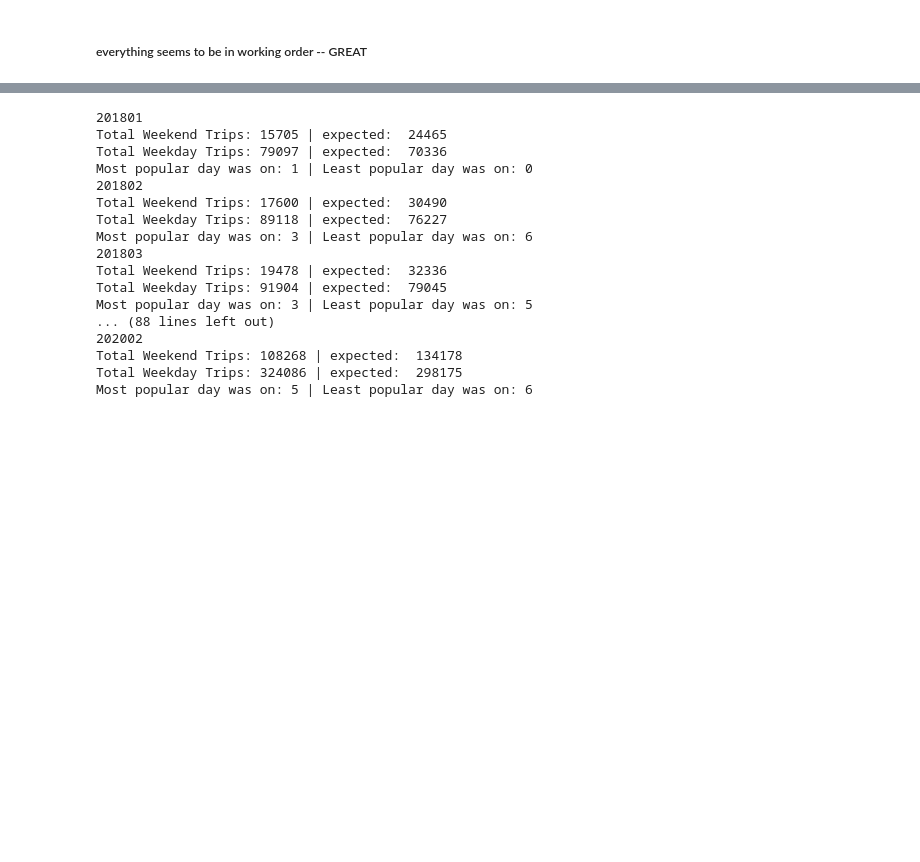
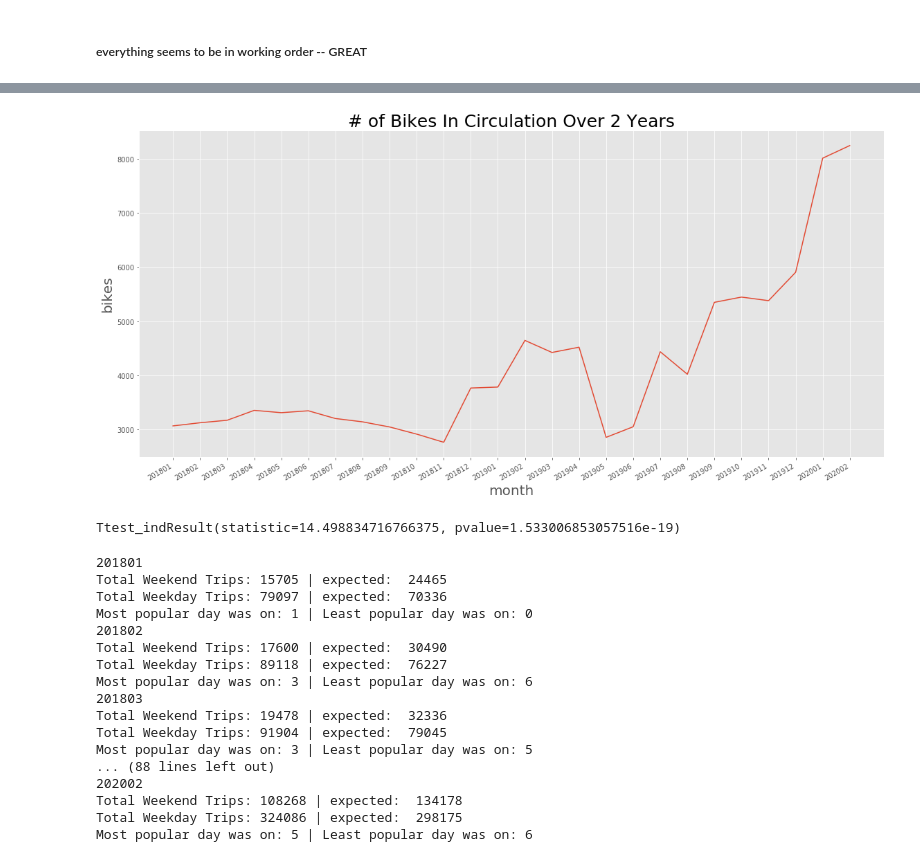
Before and after one commit to isaac-campbell-smith/BayWheels, a Jupyter notebook: Initial Data Exploration.ipynb, the cells around one changed output, grey strips where cells are left out. Saved outputs shown, nothing was run; the diff lists cells and outputs as text; code cells hidden in the pictures; blank space fills up the shorter version.

```diff
--- a/Initial Data Exploration.ipynb
+++ b/Initial Data Exploration.ipynb
@@ -77,3 +64,14 @@ bike_data.do_on_all(rentals_per_month)
+# %%
+fleet_per_month = bike_data.do_on_all(bikes_per_month)
+# %%
+plot_chart(fleet_per_month, '# of Bikes In Circulation Over 2 Years', y_name='bikes')
+# %% [output]
+[figure, added]
+# %%
+from scipy import stats
+stats.ttest_ind(list(bike_trips_per_month.values()), list(fleet_per_month.values()))
+# %% [output]
+Ttest_indResult(statistic=14.498834716766375, pvalue=1.533006853057516e-19)
 # %%
 bike_data.do_on_all(weekend_averages)
 # %% [output]
```
Also changed, not shown: parts of 8 cells of this notebook, 1 other file.
